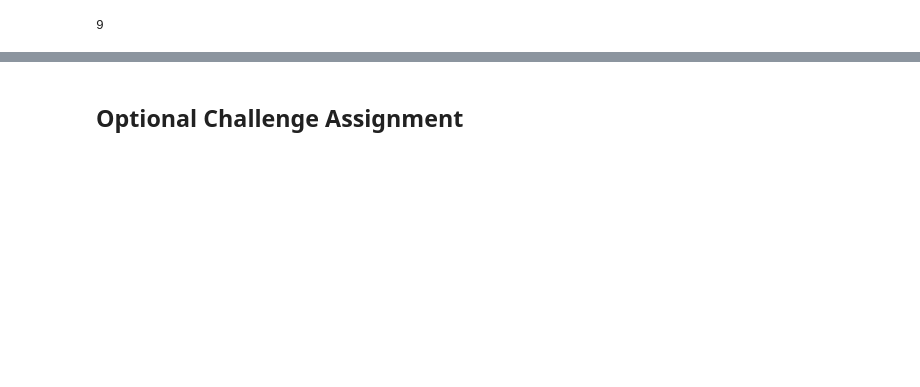
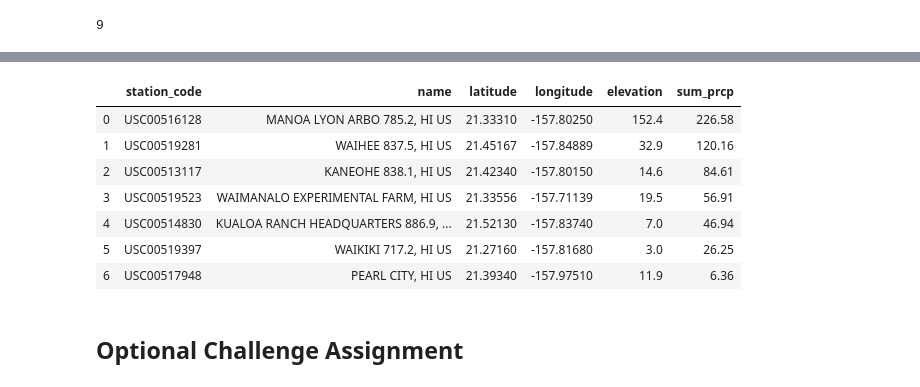
Before and after one commit to ingris2020/Ingris-sqlalchemy-challenge, a Jupyter notebook: climate_Ingris.ipynb, the cells around one changed output, grey strips where cells are left out. Cells and saved outputs as stored; diff of their text form; code cells hidden in the pictures; blank space fills up the shorter version.

```diff
--- a/climate_Ingris.ipynb
+++ b/climate_Ingris.ipynb
@@ -208,6 +260,32 @@ print(calc_temps('2012-02-28', '2012-03-05'))
 # %%
 # Calculate the total amount of rainfall per weather station for your trip dates using the previous year's matching dates.
 # Sort this in descending order by precipitation amount and list the station, name, latitude, longitude, and elevation
+start_vac_date = '2016-02-01'
+end_vac_date = '2016-02-16'
+
+sel = [Station.station, Station.name, Station.latitude,
+       Station.longitude, Station.elevation, func.sum(Measurement.prcp)]
+
+rainfall=session.query(*sel).\
+    filter(Measurement.station == Station.station).\
+    filter(Measurement.date >=start_vac_date).\
+    filter(Measurement.date >=end_vac_date).\
+    group_by(Station.name).order_by(func.sum(Measurement.prcp).\
+                                    desc()).all()
+
+rainfall_df= pd.DataFrame(rainfall, columns=['station_code', 'name',
+                                             'latitude','longitude',
+                                            'elevation', 'sum_prcp'])
+rainfall_df
+# %% [output]
+|  | station_code | name | latitude | longitude | elevation | sum_prcp |
+| 0 | USC00516128 | MANOA LYON ARBO 785.2, HI US | 21.33310 | -157.80250 | 152.4 | 226.58 |
+| 1 | USC00519281 | WAIHEE 837.5, HI US | 21.45167 | -157.84889 | 32.9 | 120.16 |
+| 2 | USC00513117 | KANEOHE 838.1, HI US | 21.42340 | -157.80150 | 14.6 | 84.61 |
+| 3 | USC00519523 | WAIMANALO EXPERIMENTAL FARM, HI US | 21.33556 | -157.71139 | 19.5 | 56.91 |
+| 4 | USC00514830 | KUALOA RANCH HEADQUARTERS 886.9, ... | 21.52130 | -157.83740 | 7.0 | 46.94 |
+| 5 | USC00519397 | WAIKIKI 717.2, HI US | 21.27160 | -157.81680 | 3.0 | 26.25 |
+| 6 | USC00517948 | PEARL CITY, HI US | 21.39340 | -157.97510 | 11.9 | 6.36 |
 # %% [markdown]
 ## Optional Challenge Assignment
 # %%
```
Also changed, not shown: parts of 22 cells of this notebook, 19 other files.
